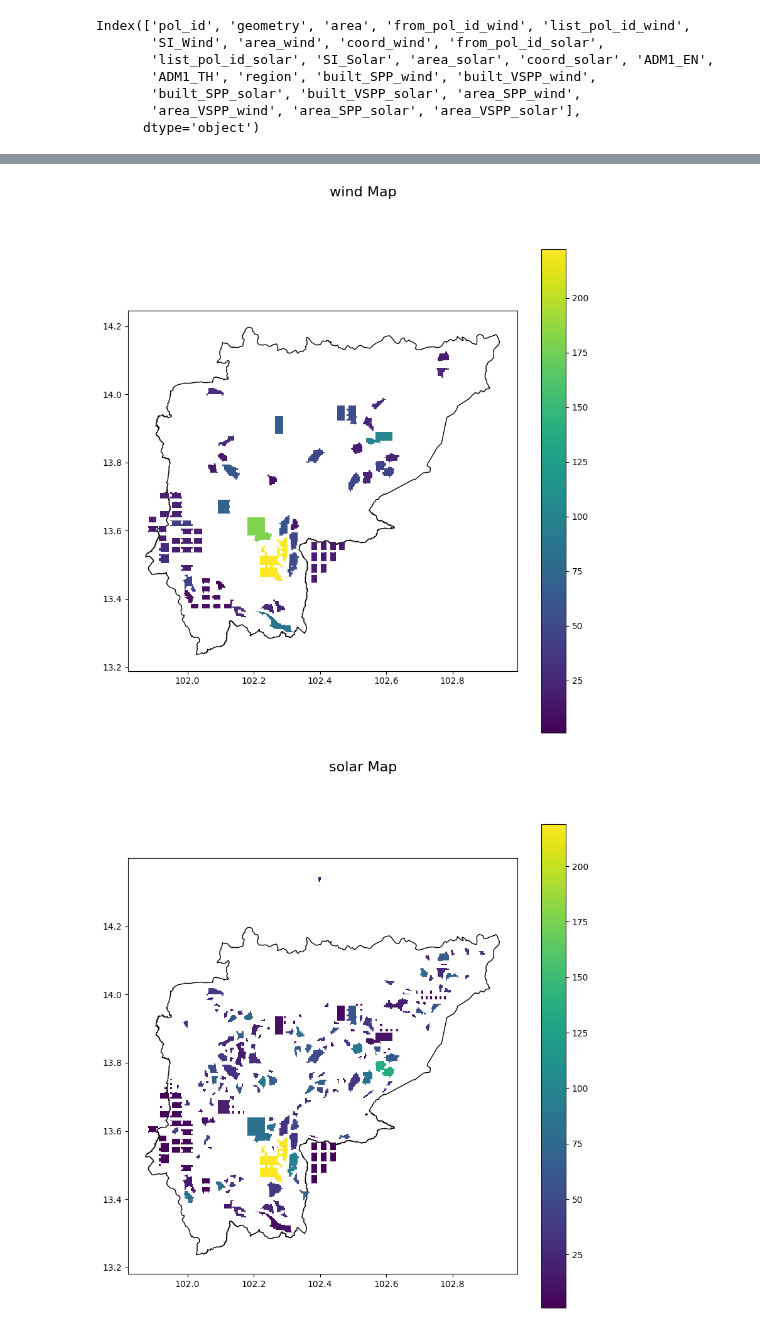
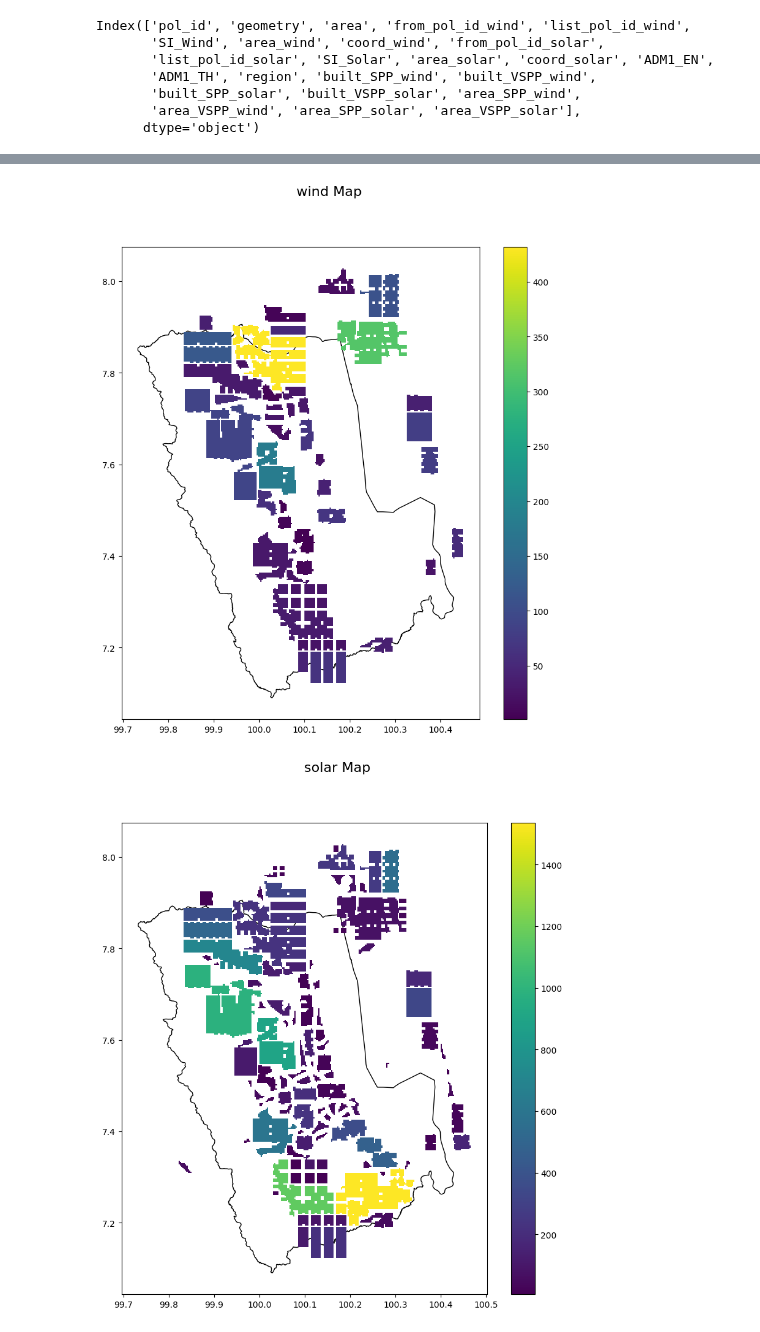
Before and after one commit to NarasetS/REPowerPlant_Siting, a Jupyter notebook: 12_SI_InvestmentMap_SolarWind.ipynb, the cells around one changed output, grey strips where cells are left out. Drawn from its saved outputs; the diff is of its cells as text; code cells hidden in the pictures.

```diff
--- a/12_SI_InvestmentMap_SolarWind.ipynb
+++ b/12_SI_InvestmentMap_SolarWind.ipynb
@@ -407,25 +403,25 @@ except:
 # %%
-province = 'สระแก้ว'
+province = 'พัทลุง'
 thailandmap = gpd.read_file('Data\\tha_admbnda_adm1_rtsd_20220121\\tha_admbnda_adm1_rtsd_20220121.shp')
 thailandmap.crs = {'init': 'epsg:4326'}
 specificarea = thailandmap.loc[thailandmap['ADM1_TH'] == province]
 bound = specificarea.unary_union.bounds
 
 
 try:
     fig, ax = plt.subplots(figsize=(10,10))
     fig.suptitle('wind Map', fontsize=16)
     specificarea.plot(ax = ax, color='none', edgecolor = 'black', zorder = 0)
     df.loc[(df['capacity_wind'] > 0) & (df['ADM1_TH'] == province)].plot(ax = ax,legend=True,zorder = 2,column = 'capacity_wind')
 except:
     None
 try:
     fig, ax = plt.subplots(figsize=(10,10))
     fig.suptitle('solar Map', fontsize=16)
     specificarea.plot(ax = ax, color='none', edgecolor = 'black', zorder = 0)
     df.loc[(df['capacity_solar'] > 0) & (df['ADM1_TH'] == province)].plot(ax = ax,legend=True,zorder = 3,column = 'capacity_solar')
 except:
     None
 # %% [output]
-[figure, old version]
+[figure, new version]
-[figure, old version]
+[figure, new version]
```
Also changed, not shown: parts of 8 cells of this notebook, 1 other file.
